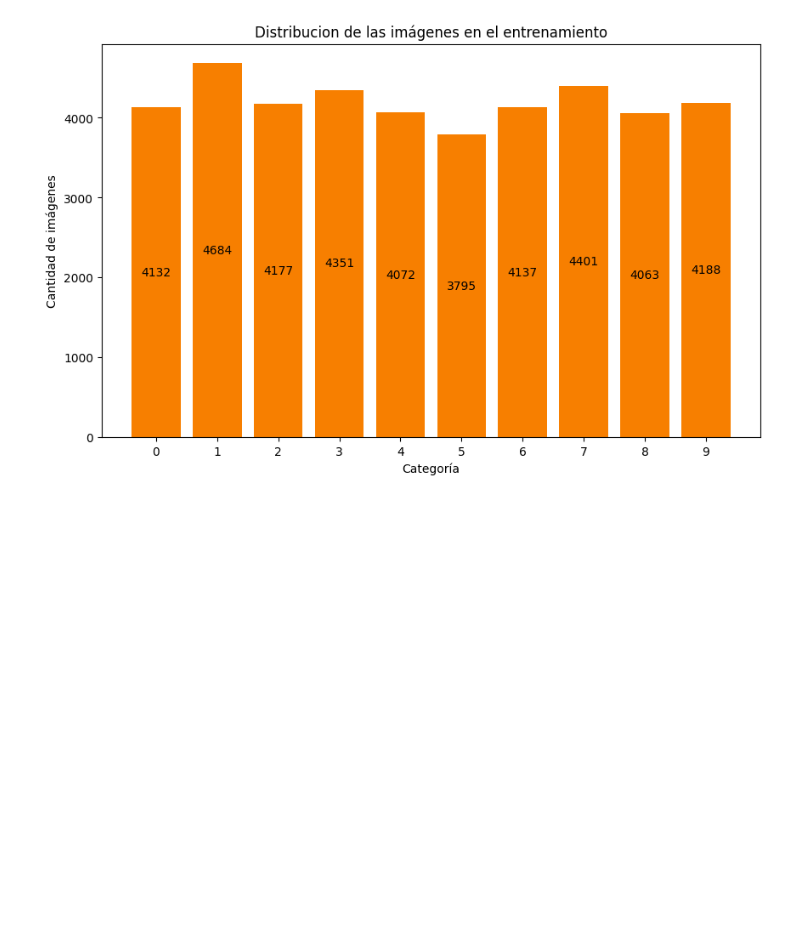
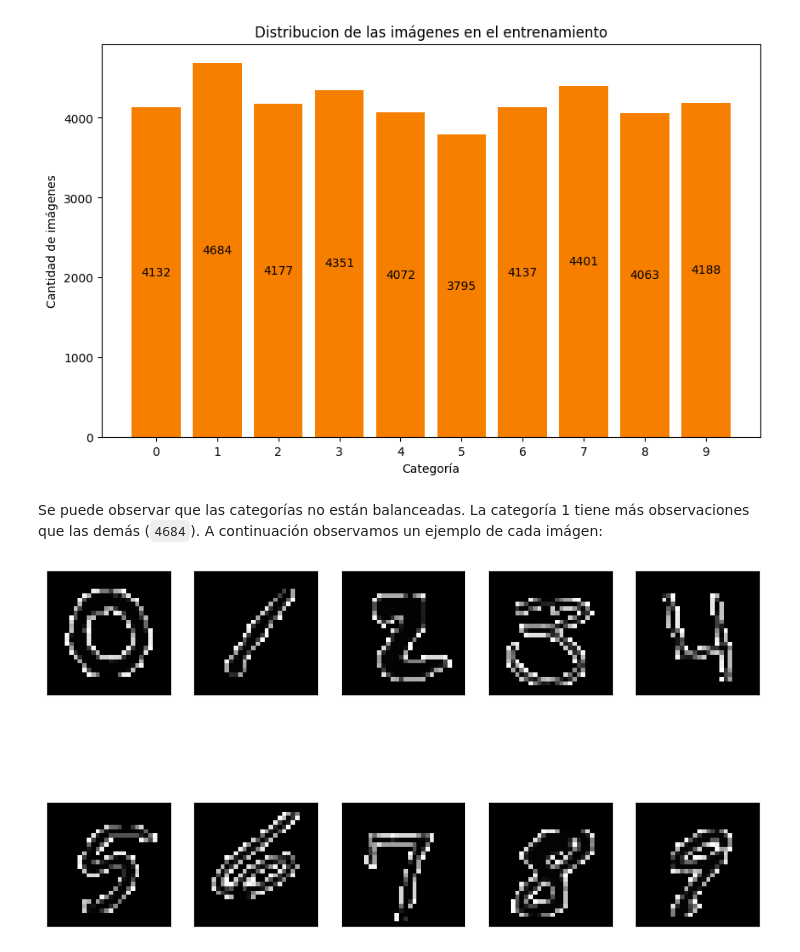
Before and after one commit to guillermoSb/uvg_data_science_lab_3, a Jupyter notebook: Exercise01.ipynb, the cells around one changed output. Saved outputs shown, nothing was run; the diff lists cells and outputs as text; code cells hidden in the pictures; blank space fills up the shorter version.

Commit message:
Showing images

```diff
--- a/Exercise01.ipynb
+++ b/Exercise01.ipynb
@@ -24,3 +24,31 @@ plt.bar(bar_labels, counts, label=bar_labels, color='#f77f00')
 # %% [output]
 <BarContainer object of 10 artists>
 [figure]
+# %% [markdown]
+Se puede observar que las categorías no están balanceadas. La categoría 1 tiene más observaciones que las demás (`4684`). A continuación observamos un ejemplo de cada imágen:
+# %%
+samples = []
+for i in range(10):
+		sample = (train_df.loc[train_df['label'] == i])[:1]
+		# Drop the label column
+		sample = sample.drop(labels = ['label'],axis = 1)
+		# Convert the dataframe to a numpy array
+		# sample =[(v,v,v) for v in np.array(sample)]
+		sample = np.array(sample)
+		# Reshape the array into 28 x 28 array (2-dimensional array)
+		sample = sample.reshape(28, 28)
+		sample = sample.astype('uint8')
+		sample = sample * 255
+		samples.append(sample)
+# %%
+fig, ax = plt.subplots(2,5)
+for axi in ax.flat:
+		axi.xaxis.set_visible(False)
+		axi.yaxis.set_visible(False)
+
+for i in range(2):
+	for j in range(5):
+		image = samples[i*5+j]
+		ax[i,j].imshow(image, cmap='gray')
+# %% [output]
+[figure, added]
```
